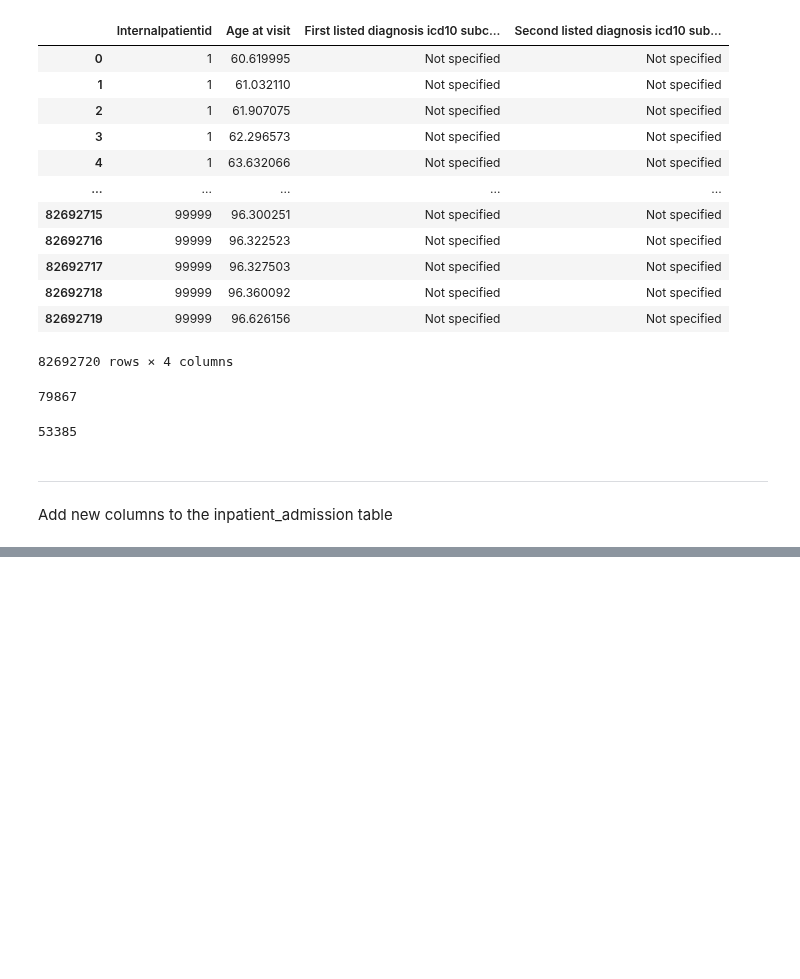
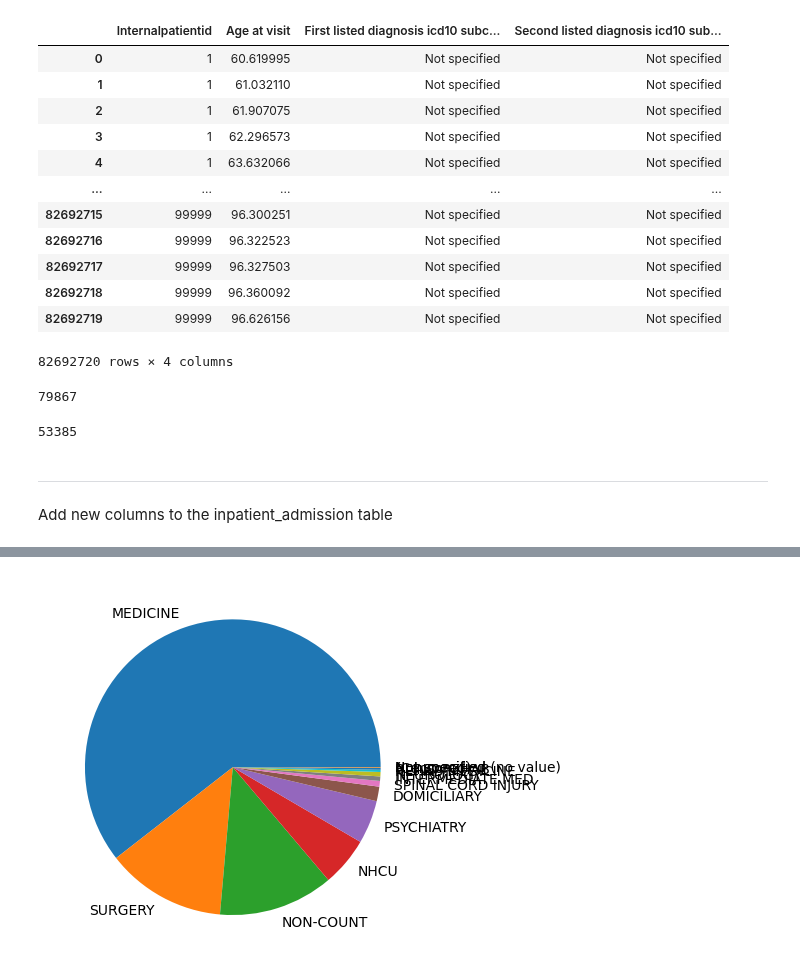
Before and after one commit to SpassMed-Projects/FDA, a Jupyter notebook: src/data/data_preprocessing.ipynb, the cells around one changed output, grey strips where cells are left out. Drawn from its saved outputs; the diff is of its cells as text; code cells hidden in the pictures; blank space fills up the shorter version.

```diff
--- a/src/data/data_preprocessing.ipynb
+++ b/src/data/data_preprocessing.ipynb
@@ -184,0 +188,2 @@ in_ad.to_csv("inpatient_admission_withtarget.csv")
+# %%
+in_ad = pd.read_csv("inpatient_admission_withtarget.csv")
@@ -184,0 +194,4 @@ in_ad.to_csv("inpatient_admission_withtarget.csv")
+# %%
+plt.pie(in_ad["Admitting unit service"].value_counts(), labels = in_ad["Admitting unit service"].value_counts().index);
+# %% [output]
+[figure, added]
```
Also changed, not shown: parts of 13 cells of this notebook.
